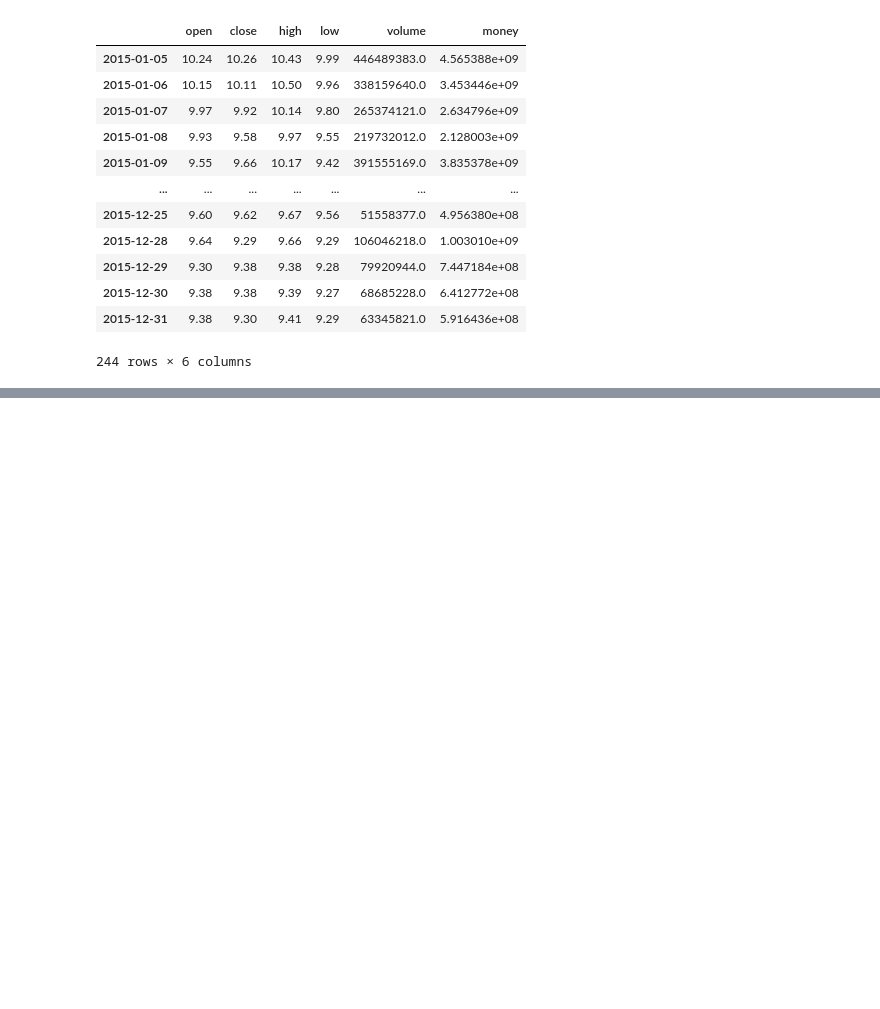
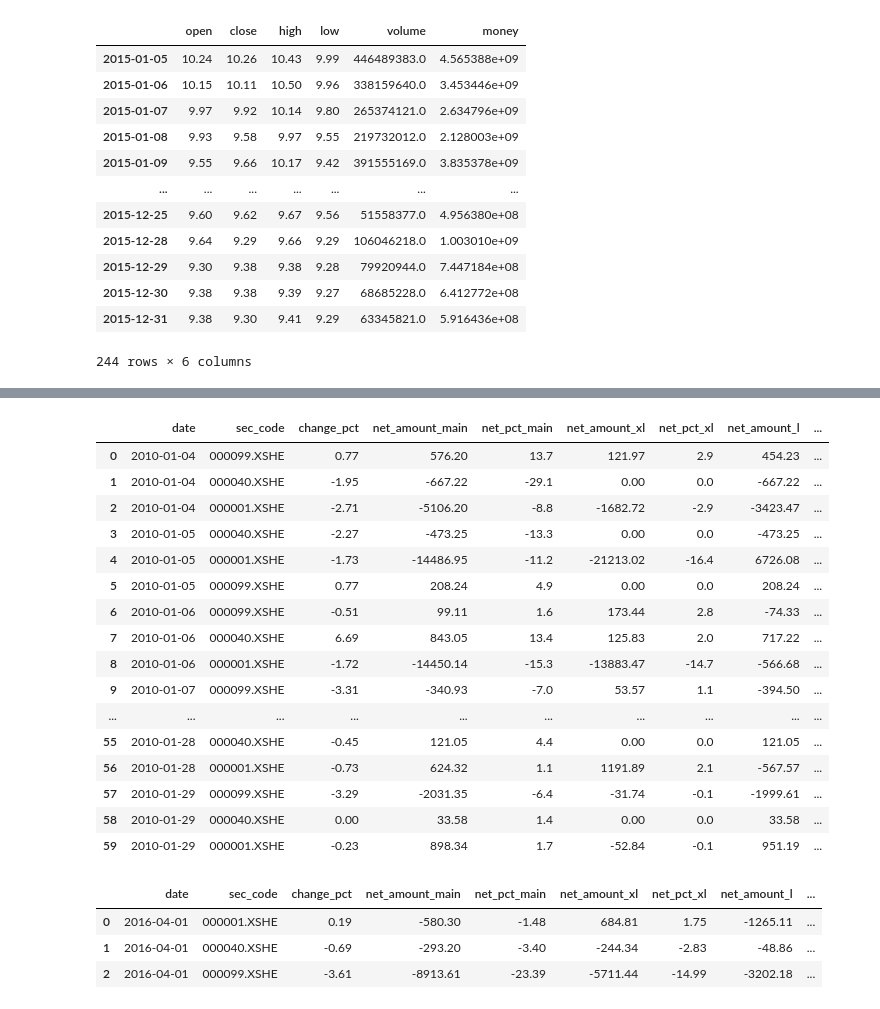
Before and after one commit to ShaoZC/Financial-report-acquisition-and-data-processing-with-Python, a Jupyter notebook: jqdata20200601.ipynb, the cells around one changed output, grey strips where cells are left out. Drawn from its saved outputs; the diff is of its cells as text; code cells hidden in the pictures; blank space fills up the shorter version.

```diff
--- a/jqdata20200601.ipynb
+++ b/jqdata20200601.ipynb
@@ -29,0 +453,29 @@ jqdatasdk.get_price("000001.XSHE")
+# %%
+# 获取多只股票在一个时间段内的资金流向数据
+get_money_flow(['000001.XSHE', '000040.XSHE', '000099.XSHE'], '2010-01-01', '2010-01-30')
+# %% [output]
+|  | date | sec_code | change_pct | net_amount_main | net_pct_main | net_amount_xl | net_pct_xl | net_amount_l | ... |
+| 0 | 2010-01-04 | 000099.XSHE | 0.77 | 576.20 | 13.7 | 121.97 | 2.9 | 454.23 | ... |
+| 1 | 2010-01-04 | 000040.XSHE | -1.95 | -667.22 | -29.1 | 0.00 | 0.0 | -667.22 | ... |
+| 2 | 2010-01-04 | 000001.XSHE | -2.71 | -5106.20 | -8.8 | -1682.72 | -2.9 | -3423.47 | ... |
+| 3 | 2010-01-05 | 000040.XSHE | -2.27 | -473.25 | -13.3 | 0.00 | 0.0 | -473.25 | ... |
+| 4 | 2010-01-05 | 000001.XSHE | -1.73 | -14486.95 | -11.2 | -21213.02 | -16.4 | 6726.08 | ... |
+| 5 | 2010-01-05 | 000099.XSHE | 0.77 | 208.24 | 4.9 | 0.00 | 0.0 | 208.24 | ... |
+| 6 | 2010-01-06 | 000099.XSHE | -0.51 | 99.11 | 1.6 | 173.44 | 2.8 | -74.33 | ... |
+| 7 | 2010-01-06 | 000040.XSHE | 6.69 | 843.05 | 13.4 | 125.83 | 2.0 | 717.22 | ... |
+| 8 | 2010-01-06 | 000001.XSHE | -1.72 | -14450.14 | -15.3 | -13883.47 | -14.7 | -566.68 | ... |
+| 9 | 2010-01-07 | 000099.XSHE | -3.31 | -340.93 | -7.0 | 53.57 | 1.1 | -394.50 | ... |
+| ... | ... | ... | ... | ... | ... | ... | ... | ... | ... |
+| 55 | 2010-01-28 | 000040.XSHE | -0.45 | 121.05 | 4.4 | 0.00 | 0.0 | 121.05 | ... |
+| 56 | 2010-01-28 | 000001.XSHE | -0.73 | 624.32 | 1.1 | 1191.89 | 2.1 | -567.57 | ... |
+| 57 | 2010-01-29 | 000099.XSHE | -3.29 | -2031.35 | -6.4 | -31.74 | -0.1 | -1999.61 | ... |
+| 58 | 2010-01-29 | 000040.XSHE | 0.00 | 33.58 | 1.4 | 0.00 | 0.0 | 33.58 | ... |
+| 59 | 2010-01-29 | 000001.XSHE | -0.23 | 898.34 | 1.7 | -52.84 | -0.1 | 951.19 | ... |
+# %%
+# 获取多只股票在某一天的资金流向数据
+get_money_flow(['000001.XSHE', '000040.XSHE', '000099.XSHE'], '2016-04-01', '2016-04-01')
+# %% [output]
+|  | date | sec_code | change_pct | net_amount_main | net_pct_main | net_amount_xl | net_pct_xl | net_amount_l | ... |
+| 0 | 2016-04-01 | 000001.XSHE | 0.19 | -580.30 | -1.48 | 684.81 | 1.75 | -1265.11 | ... |
+| 1 | 2016-04-01 | 000040.XSHE | -0.69 | -293.20 | -3.40 | -244.34 | -2.83 | -48.86 | ... |
+| 2 | 2016-04-01 | 000099.XSHE | -3.61 | -8913.61 | -23.39 | -5711.44 | -14.99 | -3202.18 | ... |
```
Also changed, not shown: parts of 49 cells of this notebook, 3 other files.
